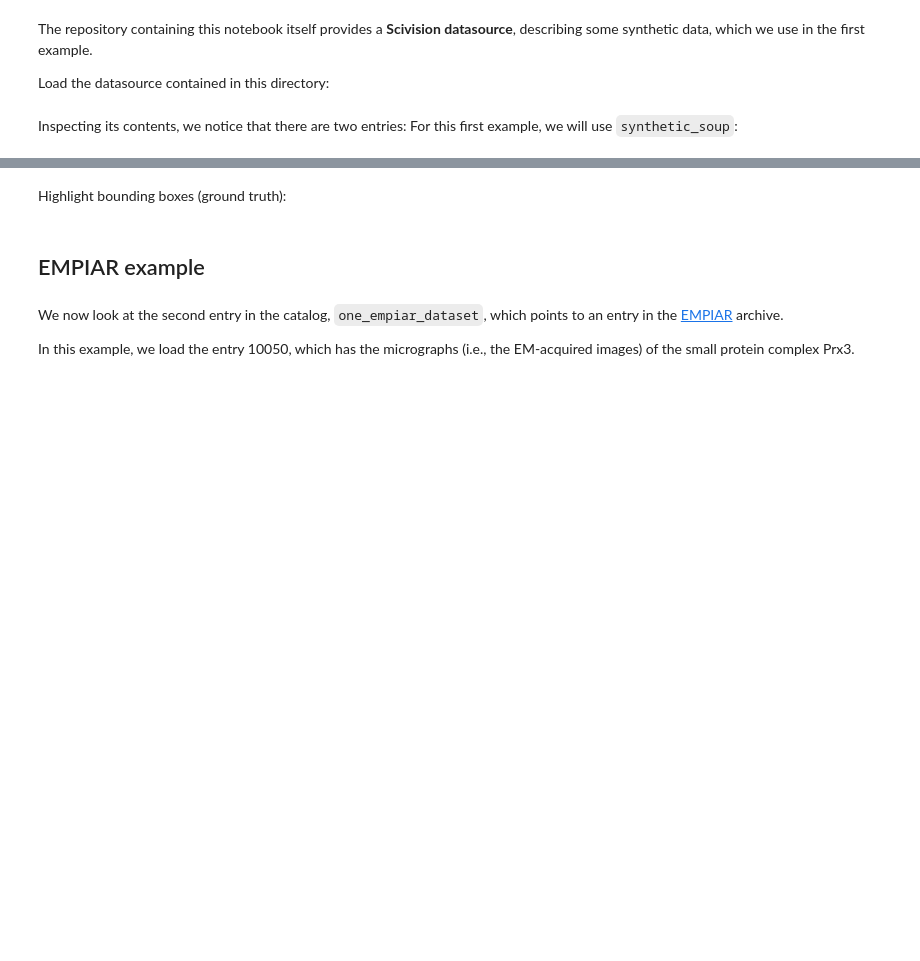
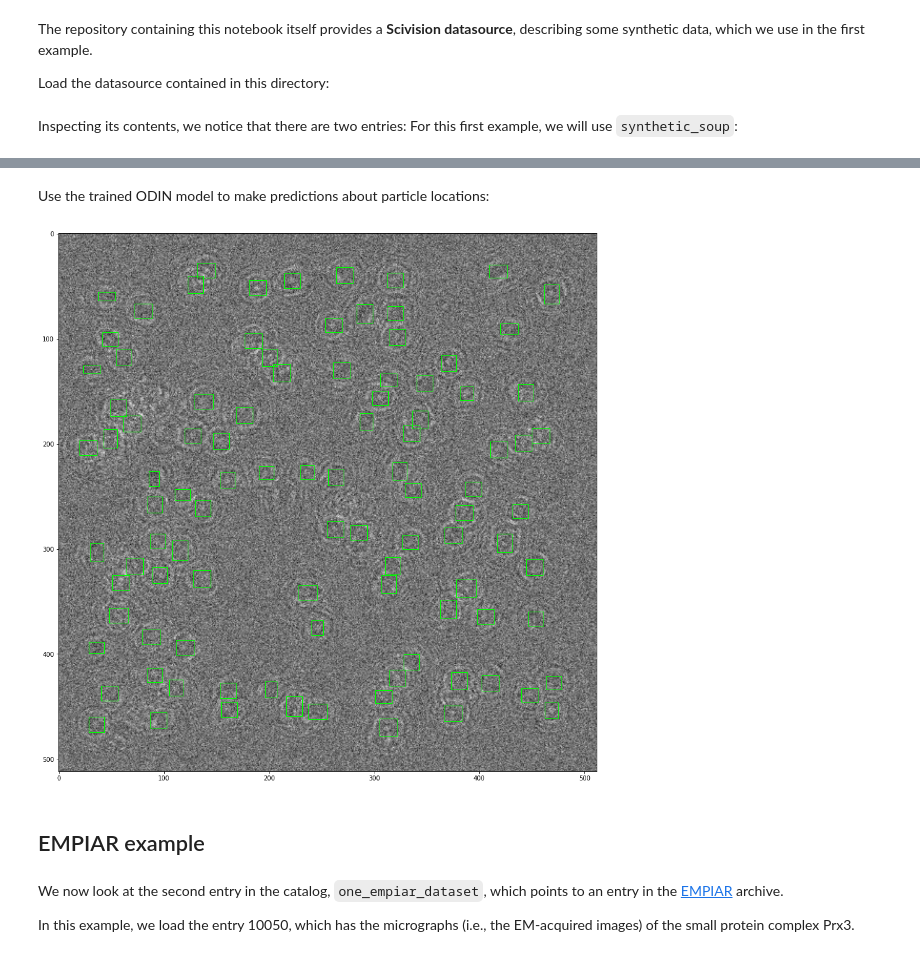
Before and after one commit to scivision-gallery/cryoEM-object-detection, a Jupyter notebook: CryoEM Example - Synthetic and EMPIAR.ipynb, the cells around one changed output, grey strips where cells are left out. Saved outputs shown, nothing was run; the diff lists cells and outputs as text; code cells hidden in the pictures; blank space fills up the shorter version.

```diff
--- a/CryoEM Example - Synthetic and EMPIAR.ipynb
+++ b/CryoEM Example - Synthetic and EMPIAR.ipynb
@@ -27,5 +25,8 @@ plt.rcParams["image.cmap"] = "gray"
 # %% [markdown]
 The model for the object detection in noisy images is build with a FastRCNN, and pre-trained on the synthetic dataset. With Scivision, we can load this pretrained model simply with one line:
 # %%
-# TODO: make odin an installable package
-model = scivision.load_pretrained_model("https://github.com/alan-turing-institute/odin")
+model = scivision.load_pretrained_model(
+    "https://github.com/alan-turing-institute/odin",
+    allow_install=True,
+    branch="main",
+)
@@ -50,19 +60,26 @@ plt.imshow(images[0])
-# %% [markdown]
-Highlight bounding boxes (ground truth):
+# %% [markdown]
+Use the trained ODIN model to make predictions about particle locations:
+# %%
+bounding_boxes_model_prediction = model.predict(images[0])
 # %%
-def box_to_patch(xmin, ymin, xmax, ymax):
+def box_to_patch(xmin, ymin, xmax, ymax, color=(0,1,0)):
     return Rectangle(
         xy=(xmin, ymin),
         height=ymax - ymin,
         width=xmax - xmin,
         linewidth=1,
-        edgecolor=(0,1,0),
+        edgecolor=color,
         facecolor='none',
     )
 
 
 plt.imshow(images[0])
 
 ax = plt.gca()
-for bbox in bounding_boxes[0]:
+for bbox in bounding_boxes_model_prediction:
     ax.add_patch(box_to_patch(*bbox))
+
+# for bbox in bounding_boxes[0]:
+#     ax.add_patch(box_to_patch(*bbox, color=(1, 0, 1)))
+# %% [output]
+[figure, added]
```
Also changed, not shown: parts of 11 cells of this notebook.
